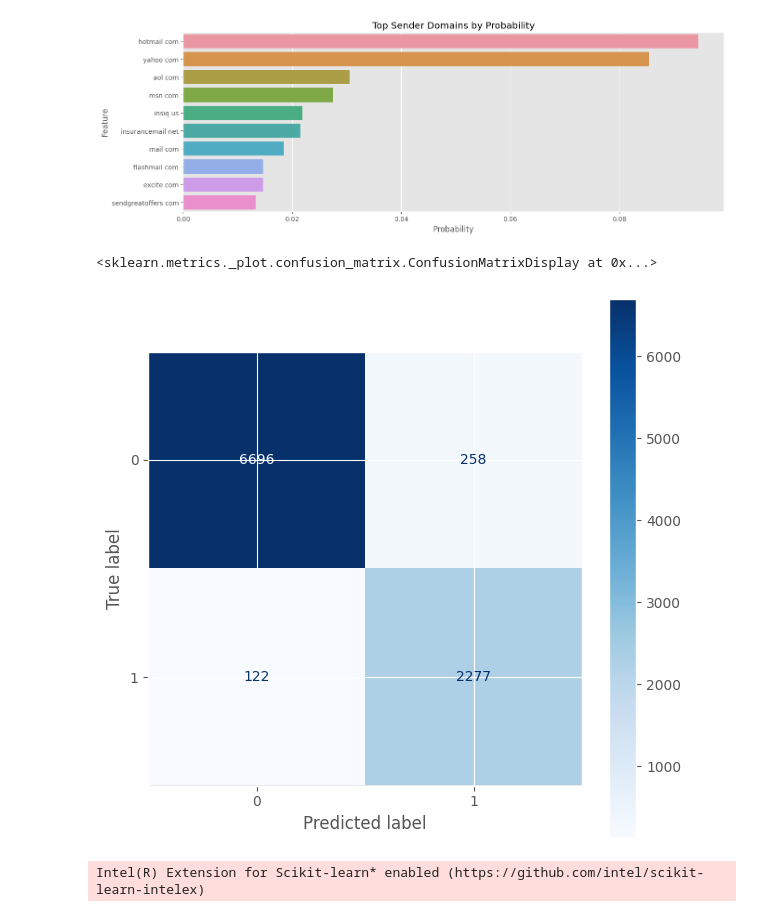
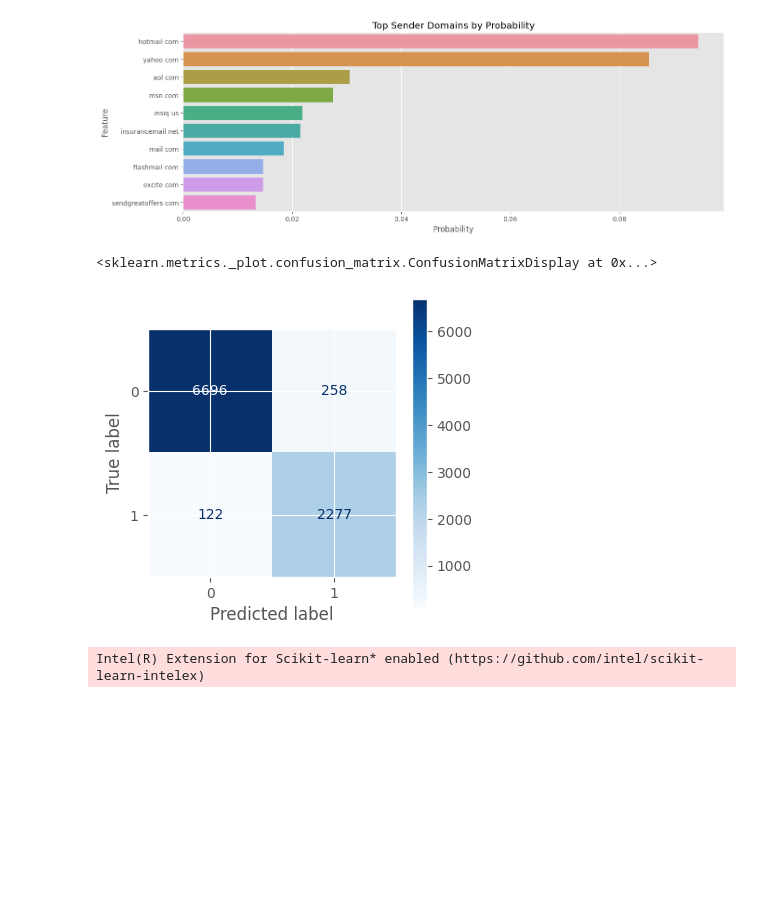
Before and after one commit to KendallScott/QTW, a Jupyter notebook: Case Study 3/Case_Study_3.ipynb, the cells around one changed output. Drawn from its saved outputs; the diff is of its cells as text; code cells hidden in the pictures; blank space fills up the shorter version.

```diff
--- a/Case Study 3/Case_Study_3.ipynb
+++ b/Case Study 3/Case_Study_3.ipynb
@@ -367,3 +369,6 @@ mNB_scores
 | 7 | 0.994652 | 0.983333 |
 | 8 | 0.992513 | 0.975000 |
 | 9 | 0.992513 | 0.974895 |
+# %%
+plt.rcParams["figure.figsize"] = (4,4)
+ConfusionMatrixDisplay.from_predictions(y,my_pipe.predict(X),cmap='Blues')
@@ -386,7 +391,7 @@ X = data['Sender']
 y = data['Label'].values
 
 # MultiNB with best params
-my_pipe = Pipeline([
+domain_pipe = Pipeline([
     ('vectorizer',TfidfVectorizer(token_pattern=r"(?u)\b\w+\b", stop_words=stop, ngram_range=(2,2), analyzer='word')),
     ('estimator',MultinomialNB(alpha=results.best_params_.get('estimator__alpha')))
 ])
@@ -395,15 +400,15 @@ rec_score = []
 feature_names = []
 
 for i, (train,test) in enumerate(skf.split(X,y)):
-    my_pipe.fit(X[train],y[train])
-    p = my_pipe.predict(X[test])
+    domain_pipe.fit(X[train],y[train])
+    p = domain_pipe.predict(X[test])
     acc_score.append(accuracy_score(y[test],p))
     rec_score.append(recall_score(y[test],p))
     print(classification_report(y[test],p))
 
     #feature importance by word
-    feature_log_probs = my_pipe.named_steps['estimator'].feature_log_prob_
-    feature_names = my_pipe.named_steps['vectorizer'].get_feature_names_out()
+    feature_log_probs = domain_pipe.named_steps['estimator'].feature_log_prob_
+    feature_names = domain_pipe.named_steps['vectorizer'].get_feature_names_out()
 
 
 # Convert feature log probabilities to probabilities
@@ -452,12 +454,11 @@ sns.barplot(x='Probability',y='Feature',data=feature_probability2).set(title='To
 [Text(0.5, 1.0, 'Top Sender Domains by Probability')]
 [figure]
 # %%
-import matplotlib.pyplot as plt
-plt.rcParams["figure.figsize"] = (7,7)
-ConfusionMatrixDisplay.from_predictions(y,my_pipe.predict(X),cmap='Blues')
+plt.rcParams["figure.figsize"] =  (4,4)
+ConfusionMatrixDisplay.from_predictions(y,domain_pipe.predict(X),cmap='Blues')
 # %% [output]
 <sklearn.metrics._plot.confusion_matrix.ConfusionMatrixDisplay at 0x...>
-[figure, old version]
+[figure, new version]
 # %%
 # support vector machine - classifier
 from sklearnex import patch_sklearn
```
Also changed, not shown: parts of 4 cells of this notebook.
